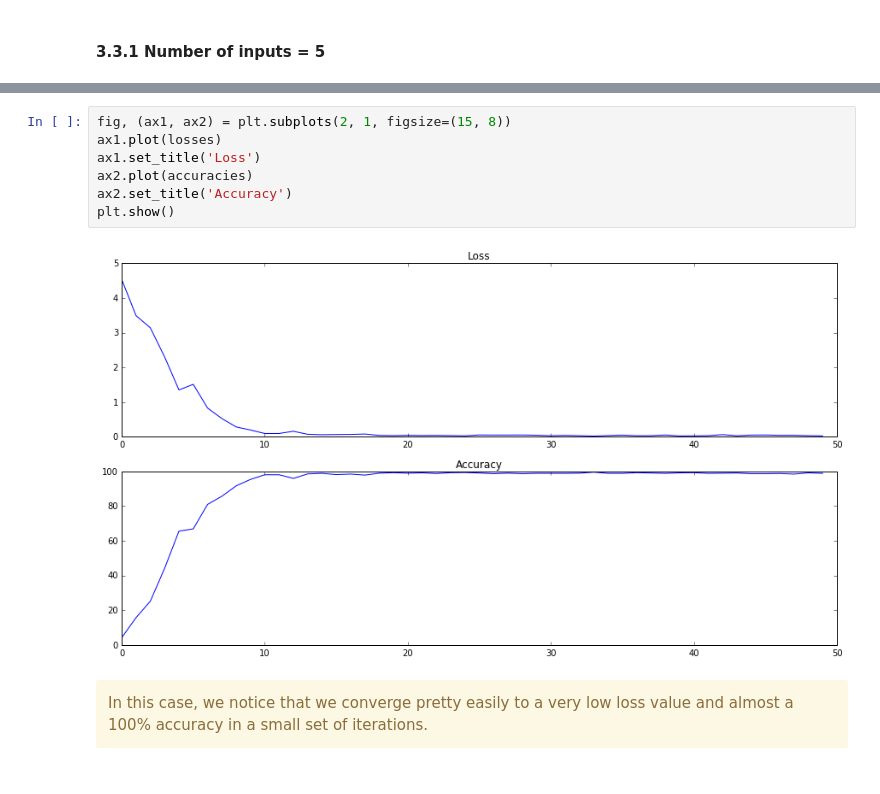
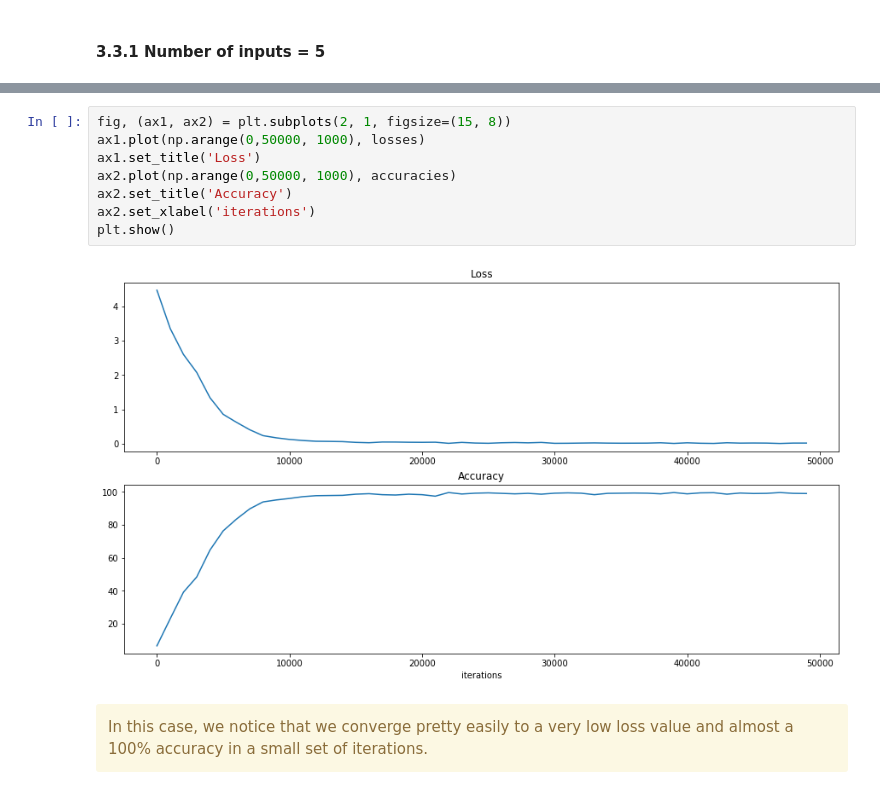
Before and after one commit to gcollura/deeplearning-labs, a Jupyter notebook: lab03-lstm/TP3-notebook.ipynb, the cells around one changed output, grey strips where cells are left out. Drawn from its saved outputs; the diff is of its cells as text.

```diff
--- a/lab03-lstm/TP3-notebook.ipynb
+++ b/lab03-lstm/TP3-notebook.ipynb
@@ -455,13 +465,14 @@ and oint your web browser to the returned link
 Model saved
 # %%
 fig, (ax1, ax2) = plt.subplots(2, 1, figsize=(15, 8))
-ax1.plot(losses)
+ax1.plot(np.arange(0,50000, 1000), losses)
 ax1.set_title('Loss')
-ax2.plot(accuracies)
+ax2.plot(np.arange(0,50000, 1000), accuracies)
 ax2.set_title('Accuracy')
+ax2.set_xlabel('iterations')
 plt.show()
 # %% [output]
-[figure, old version]
+[figure, new version]
 # %% [markdown]
 <div class='alert alert-warning'>
 In this case, we notice that we converge pretty easily to a very low loss value and almost a 100% accuracy in a small set of iterations.
```
Also changed, not shown: parts of 33 cells of this notebook.
